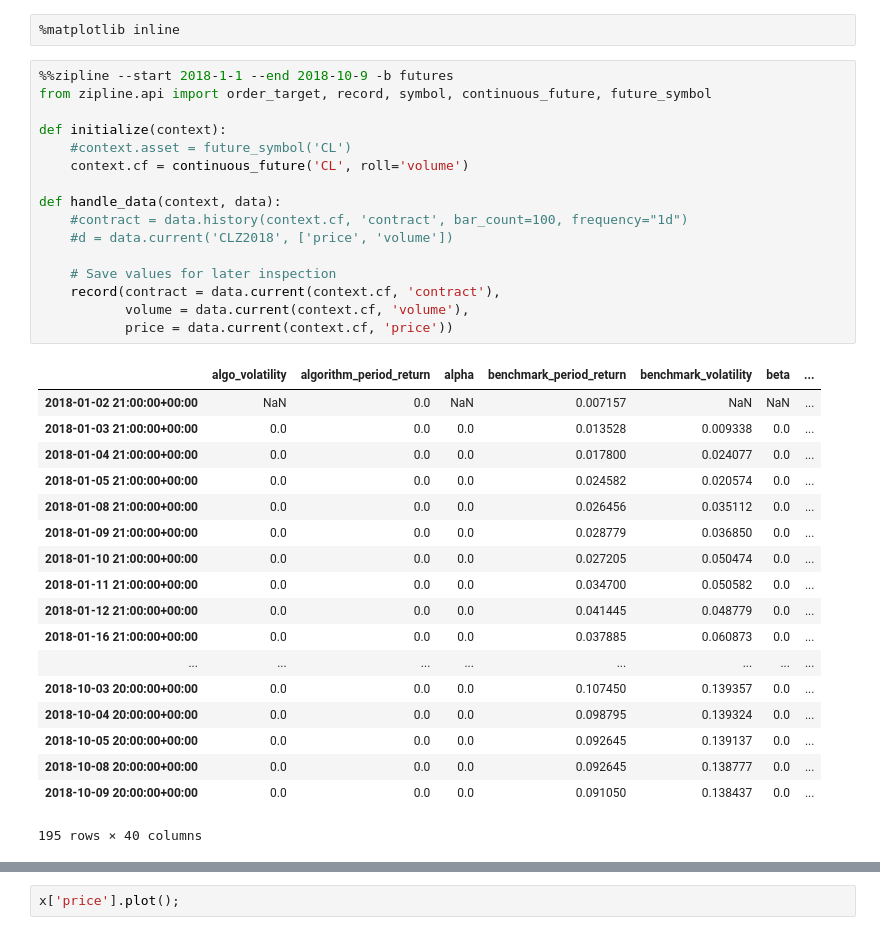
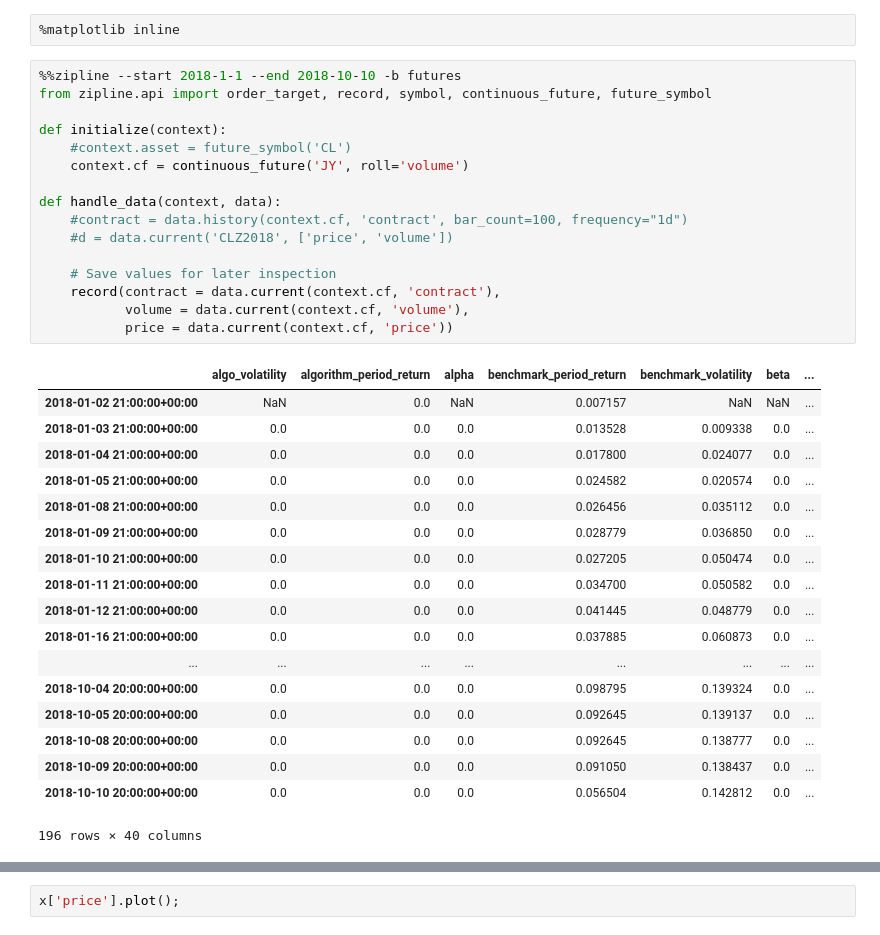
Before and after one commit to t1user/zipline, a Jupyter notebook: notebooks/futures_test_notebook_01.ipynb, the cells around one changed output, grey strips where cells are left out. Drawn from its saved outputs; the diff is of its cells as text.

```diff
--- a/notebooks/futures_test_notebook_01.ipynb
+++ b/notebooks/futures_test_notebook_01.ipynb
@@ -3,40 +3,40 @@
 # %%
 %matplotlib inline
 # %%
-%%zipline --start 2018-1-1 --end 2018-10-9 -b futures
+%%zipline --start 2018-1-1 --end 2018-10-10 -b futures
 from zipline.api import order_target, record, symbol, continuous_future, future_symbol
 
 def initialize(context):
     #context.asset = future_symbol('CL')
-    context.cf = continuous_future('CL', roll='volume')
+    context.cf = continuous_future('JY', roll='volume')
 
 def handle_data(context, data):
     #contract = data.history(context.cf, 'contract', bar_count=100, frequency="1d")
     #d = data.current('CLZ2018', ['price', 'volume'])
 
     # Save values for later inspection
     record(contract = data.current(context.cf, 'contract'),
            volume = data.current(context.cf, 'volume'),
            price = data.current(context.cf, 'price'))
 # %% [output]
 |  | algo_volatility | algorithm_period_return | alpha | benchmark_period_return | benchmark_volatility | beta | ... |
 | 2018-01-02 21:00:00+00:00 | NaN | 0.0 | NaN | 0.007157 | NaN | NaN | ... |
 | 2018-01-03 21:00:00+00:00 | 0.0 | 0.0 | 0.0 | 0.013528 | 0.009338 | 0.0 | ... |
 | 2018-01-04 21:00:00+00:00 | 0.0 | 0.0 | 0.0 | 0.017800 | 0.024077 | 0.0 | ... |
 | 2018-01-05 21:00:00+00:00 | 0.0 | 0.0 | 0.0 | 0.024582 | 0.020574 | 0.0 | ... |
 | 2018-01-08 21:00:00+00:00 | 0.0 | 0.0 | 0.0 | 0.026456 | 0.035112 | 0.0 | ... |
 | 2018-01-09 21:00:00+00:00 | 0.0 | 0.0 | 0.0 | 0.028779 | 0.036850 | 0.0 | ... |
 | 2018-01-10 21:00:00+00:00 | 0.0 | 0.0 | 0.0 | 0.027205 | 0.050474 | 0.0 | ... |
 | 2018-01-11 21:00:00+00:00 | 0.0 | 0.0 | 0.0 | 0.034700 | 0.050582 | 0.0 | ... |
 | 2018-01-12 21:00:00+00:00 | 0.0 | 0.0 | 0.0 | 0.041445 | 0.048779 | 0.0 | ... |
 | 2018-01-16 21:00:00+00:00 | 0.0 | 0.0 | 0.0 | 0.037885 | 0.060873 | 0.0 | ... |
 | ... | ... | ... | ... | ... | ... | ... | ... |
-| 2018-10-03 20:00:00+00:00 | 0.0 | 0.0 | 0.0 | 0.107450 | 0.139357 | 0.0 | ... |
 | 2018-10-04 20:00:00+00:00 | 0.0 | 0.0 | 0.0 | 0.098795 | 0.139324 | 0.0 | ... |
 | 2018-10-05 20:00:00+00:00 | 0.0 | 0.0 | 0.0 | 0.092645 | 0.139137 | 0.0 | ... |
 | 2018-10-08 20:00:00+00:00 | 0.0 | 0.0 | 0.0 | 0.092645 | 0.138777 | 0.0 | ... |
 | 2018-10-09 20:00:00+00:00 | 0.0 | 0.0 | 0.0 | 0.091050 | 0.138437 | 0.0 | ... |
+| 2018-10-10 20:00:00+00:00 | 0.0 | 0.0 | 0.0 | 0.056504 | 0.142812 | 0.0 | ... |
-195 rows × 40 columns
+196 rows × 40 columns
 # %%
 x = _[['contract', 'volume', 'price']]
 x
```
Also changed, not shown: parts of 1 cell of this notebook, 13 other files.
